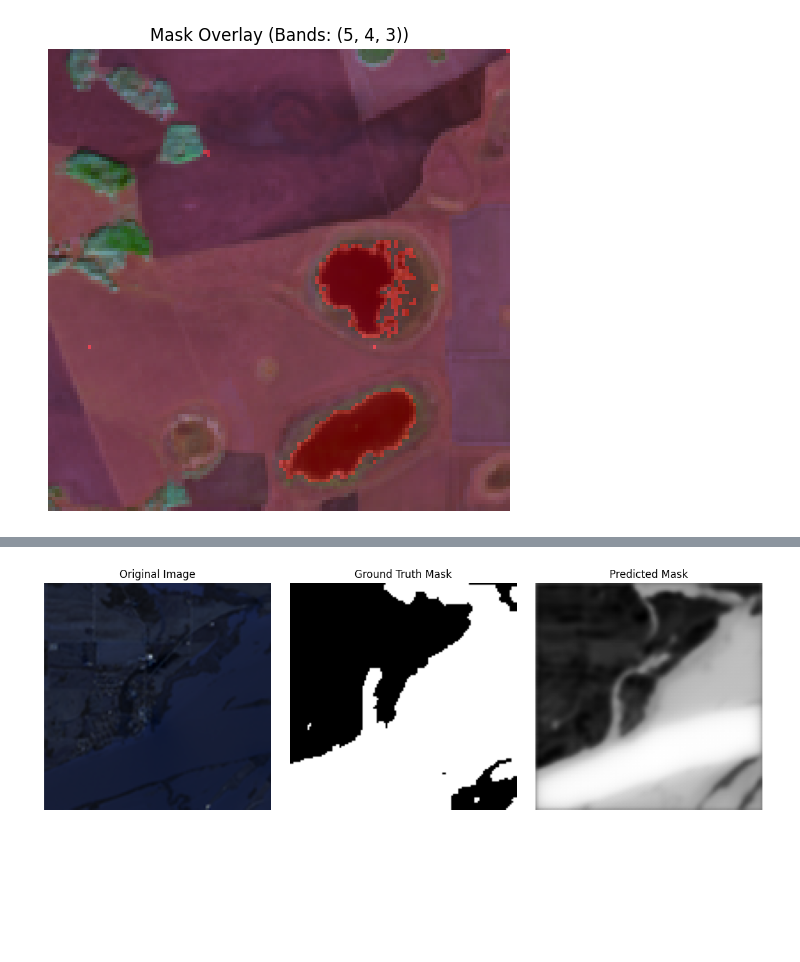
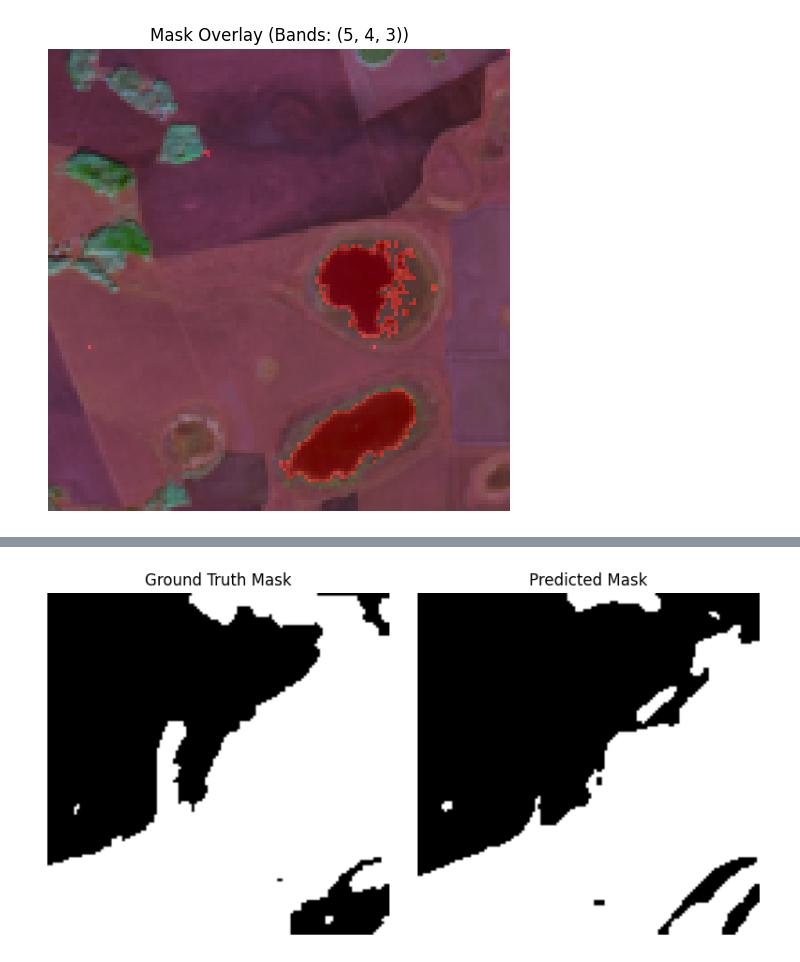
Before and after one commit to Noureldeen73/Water-segmentation, a Jupyter notebook: Water segmentation.ipynb, the cells around one changed output, grey strips where cells are left out. Saved outputs shown, nothing was run; the diff lists cells and outputs as text; code cells hidden in the pictures; blank space fills up the shorter version.

```diff
--- a/Water segmentation.ipynb
+++ b/Water segmentation.ipynb
@@ -142,4 +147,8 @@ def augment(image, mask):
     return image, mask
+# %%
+def preprocess(image, mask):
+    mask = tf.expand_dims(mask, axis=-1)
+    return image, mask
 # %%
 split_index = int(0.8 * len(images))  # 80/20 split
 
@@ -150,7 +159,7 @@ train_ds = tf.data.Dataset.from_tensor_slices((train_images, train_masks))
 val_ds = tf.data.Dataset.from_tensor_slices((val_images, val_masks))
 
 train_ds = train_ds.map(augment, num_parallel_calls=tf.data.AUTOTUNE)
-val_ds = val_ds.map(normalize, num_parallel_calls=tf.data.AUTOTUNE)
+val_ds = val_ds.map(preprocess,  num_parallel_calls=tf.data.AUTOTUNE)
 
 BATCH_SIZE = 64
 train_ds = train_ds.shuffle(100).batch(BATCH_SIZE).prefetch(tf.data.AUTOTUNE)
@@ -204,9 +226,13 @@ def binary_focal_loss(gamma=2.0, alpha=0.25):
 # %%
-input_shape = train_images.shape[1:]
-model = build_unet(input_shape)
-
+model = build_unet(input_shape=(128, 128, 9))
 model.compile(
     optimizer=tf.keras.optimizers.Adam(),
     loss=binary_focal_loss(gamma=2.0, alpha=0.25),
-    metrics=['accuracy', 'precision', 'recall']
+    metrics=[
+        tf.keras.metrics.BinaryAccuracy(name='accuracy'),
+        tf.keras.metrics.Precision(name='precision'),
+        tf.keras.metrics.Recall(name='recall'),
+        f1_score,
+        tf.keras.metrics.BinaryIoU(name='iou', target_class_ids=[0, 1], threshold=0.4)
+    ]
 )
@@ -274,53 +333,44 @@ print(f"📌 IoU:       {iou_val:.4f}")
 # %%
-def display_sample_predictions(val_ds, y_true, y_pred, num_samples=5):
+import numpy as np
+import matplotlib.pyplot as plt
 
-    y_true_array = np.concatenate(y_true, axis=0)
-    y_pred_array = np.concatenate(y_pred, axis=0)
-
-
+def display_sample_predictions(val_ds, model, num_samples=5, threshold=0.4):
+    # Unbatch the dataset
     val_ds_unbatched = val_ds.unbatch()
 
+    for i, (image, true_mask) in enumerate(val_ds_unbatched.take(num_samples)):
+        # Expand dims to make it a batch of 1
+        input_image = tf.expand_dims(image, axis=0)
 
-    for i, (image, _) in enumerate(val_ds_unbatched.take(num_samples)):
+        # Predict
+        pred_mask = model.predict(input_image)[0]
+
+        # Apply threshold
+        pred_mask = (pred_mask > threshold).astype(np.uint8).squeeze()
+        true_mask = true_mask.numpy().astype(np.uint8).squeeze()
         image_np = image.numpy()
-        mask_true = y_true_array[i].squeeze()
-        mask_pred = y_pred_array[i].squeeze()
 
+        # Prepare image for display
+        if image_np.shape[-1] == 1:
+            image_disp = image_np.squeeze(-1)
+            cmap_img = 'gray'
+        else:
+            image_disp = image_np
+            cmap_img = None
 
-        if image_np.shape[-1] == 1:  # Grayscale
-            image_np = image_np.squeeze(-1)
-        elif image_np.shape[-1] > 3:
-            image_np = image_np[..., :3]
-
+        # Plot
         plt.figure(figsize=(12, 4))
-
         plt.subplot(1, 3, 1)
-        plt.imshow(image_np)
-        plt.title("Original Image")
+        plt.imshow(true_mask, cmap='gray')
+        plt.title("Ground Truth Mask")
         plt.axis('off')
 
         plt.subplot(1, 3, 2)
-        plt.imshow(mask_true, cmap='gray')
-        plt.title("Ground Truth Mask")
-        plt.axis('off')
-
-        plt.subplot(1, 3, 3)
-        plt.imshow(mask_pred, cmap='gray')
+        plt.imshow(pred_mask, cmap='gray')
         plt.title("Predicted Mask")
         plt.axis('off')
 
         plt.tight_layout()
         plt.show()
-
-
-y_true = []
-y_pred = []
-
-for image_batch, mask_batch in val_ds:
-    y_true.append(mask_batch.numpy())
-    preds = model.predict(image_batch)
-    y_pred.append(preds)
-
-
-display_sample_predictions(val_ds, y_true, y_pred, num_samples=5)
+display_sample_predictions(val_ds, model, num_samples=5)
 # %% [output]
@@ -328 +378 @@ display_sample_predictions(val_ds, y_true, y_pred, num_samples=5)
-[figure, old version]
+[figure, new version]
```
Also changed, not shown: parts of 11 cells of this notebook.
